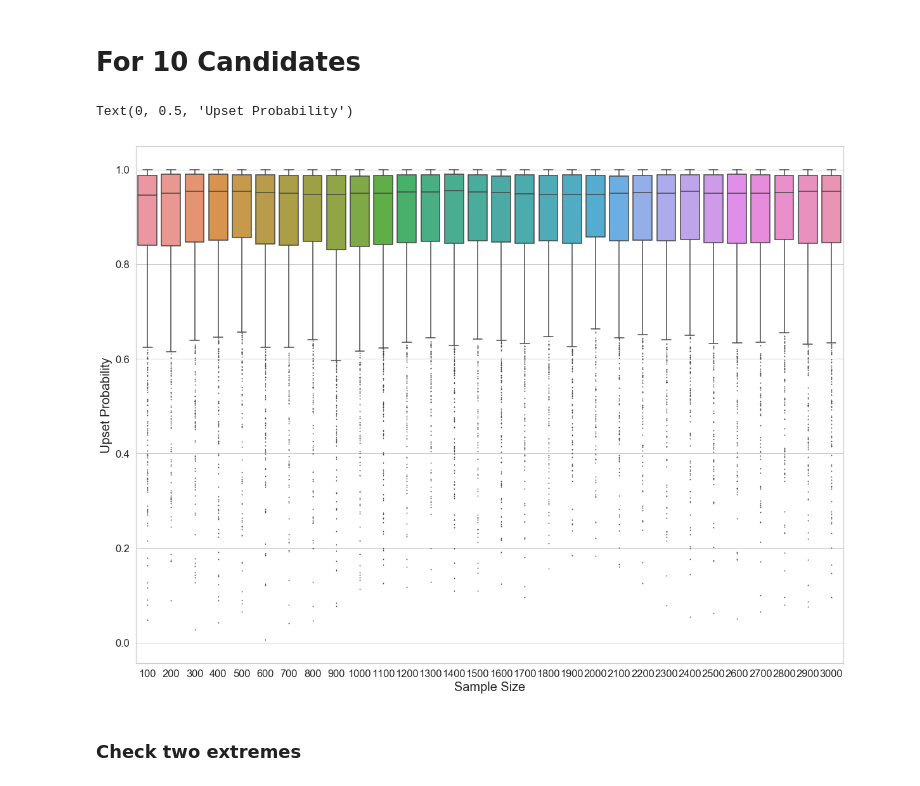
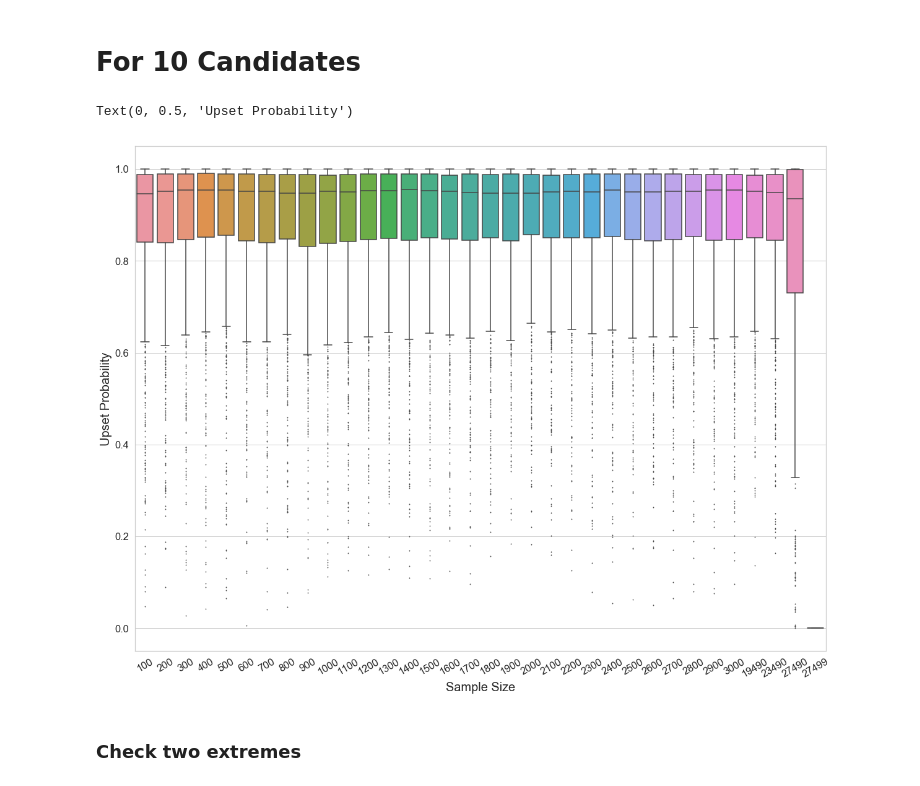
Before and after one commit to Dovermore/2018-rcv-audits, a Jupyter notebook: maine-rcv-code/pathological_example/analysis.ipynb, the cells around one changed output. Saved outputs shown, nothing was run; the diff lists cells and outputs as text; code cells hidden in the pictures.

```diff
--- a/maine-rcv-code/pathological_example/analysis.ipynb
+++ b/maine-rcv-code/pathological_example/analysis.ipynb
@@ -53,7 +54,7 @@ data[data.sample_size==3000].describe()
 # %% [markdown]
 # For 10 Candidates
 # %%
-file_name = "actual_10_5000.csv"
+file_name = "audit_actual_010050000249902500.csv"
 data = pd.read_csv(file_name)
 del data["Unnamed: 0"]
 # %%
@@ -62,14 +63,15 @@ data["upset_probability"] = 1 - data.loc[:, winner]
 # %%
 # Box plot as described: https://en.wikipedia.org/wiki/Box_plot
 sns.set(font_scale=1.5)
 plt.figure(figsize=(20, 15))
 sns.set_style('whitegrid')
 ax = sns.boxplot(x='sample_size',y='upset_probability', data=data,fliersize=1)
+ax.set_xticklabels(data.sample_size.unique(), rotation=30)
 ax.set_xlabel("Sample Size",fontsize=20)
 ax.set_ylabel("Upset Probability",fontsize=20)
 # %% [output]
 Text(0, 0.5, 'Upset Probability')
-[figure, old version]
+[figure, new version]
 # %% [markdown]
 ### Check two extremes
 # %%
```
Also changed, not shown: parts of 1 cell of this notebook, 11 other files.
